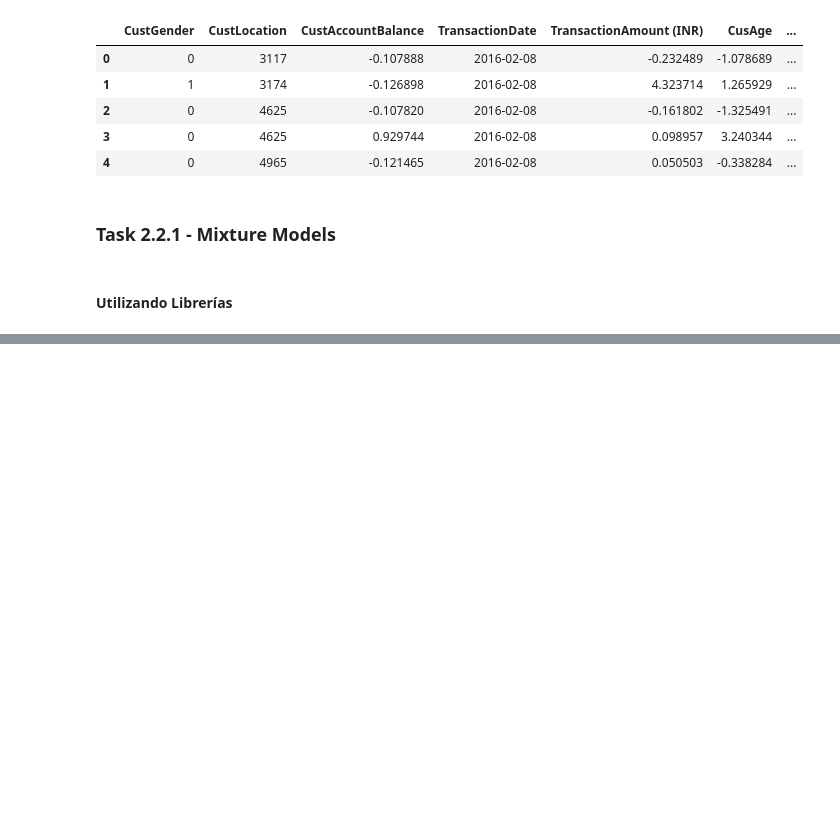
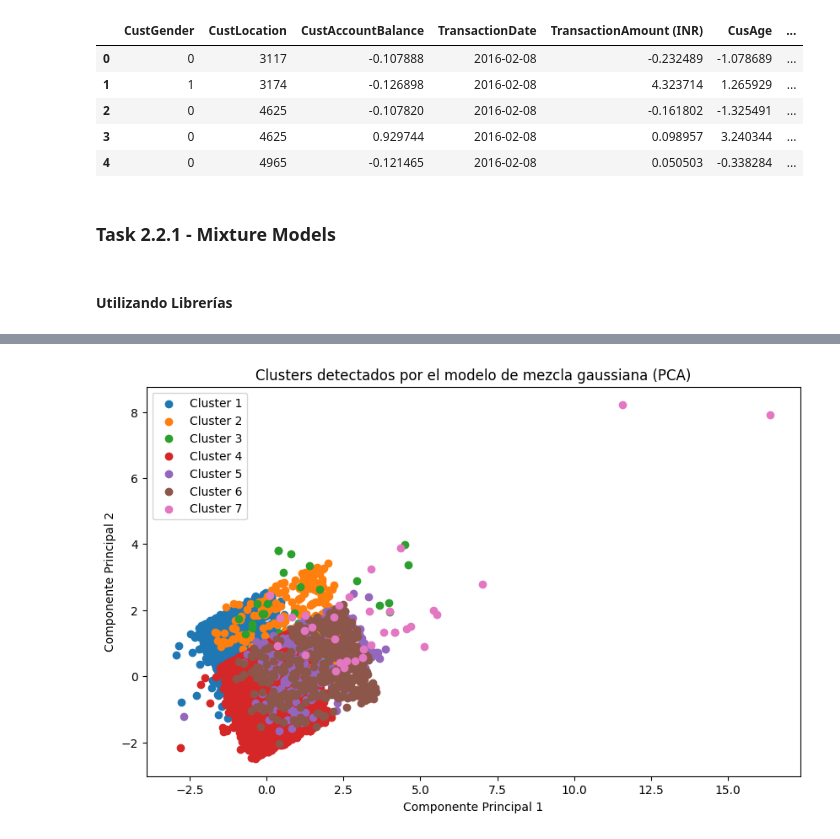
Before and after one commit to DanielMorales1103/Lab4-IA, a Jupyter notebook: lab4.ipynb, the cells around one changed output, grey strips where cells are left out. Saved outputs shown, nothing was run; the diff lists cells and outputs as text; code cells hidden in the pictures; blank space fills up the shorter version.

```diff
--- a/lab4.ipynb
+++ b/lab4.ipynb
@@ -416,0 +421,60 @@ plt.show()
+# %%
+# Definir parámetros iniciales
+num_clusters = 7
+max_iterations = 100
+tolerance = 1e-4
+
+# Inicializar los parámetros del modelo
+np.random.seed(1)
+means = np.random.rand(num_clusters, df2_sampled.shape[1])
+covariances = np.array([np.eye(df2_sampled.shape[1]) for _ in range(num_clusters)])
+weights = np.ones(num_clusters) / num_clusters
+
+# Función para calcular la probabilidad de un punto dado un cluster
+def gaussian_probability(x, mean, covariance):
+    # Add a small perturbation to the covariance matrix to make it non-singular
+    covariance += 1e-5 * np.eye(covariance.shape[0])
+    exponent = -0.5 * np.dot(np.dot((x - mean).T, np.linalg.inv(covariance)), (x - mean))
+    return (1 / ((2 * np.pi) ** (len(x) / 2) * np.linalg.det(covariance) ** 0.5)) * np.exp(exponent)
+
+
+# Expectation-Maximization algorithm
+for iteration in range(max_iterations):
+    # Expectation step
+    responsibilities = np.zeros((df2_sampled.shape[0], num_clusters))
+    for i in range(num_clusters):
+        for j in range(df2_sampled.shape[0]):
+            responsibilities[j, i] = weights[i] * gaussian_probability(df2_sampled[j], means[i], covariances[i])
+
+    responsibilities_sum = np.sum(responsibilities, axis=1, keepdims=True)
+    responsibilities_sum[responsibilities_sum == 0] = 1e-10  # Avoid division by zero
+    responsibilities /= responsibilities_sum
+
+    # Maximization step
+    for i in range(num_clusters):
+        N_i = np.sum(responsibilities[:, i])
+        weights[i] = N_i / df2_sampled.shape[0]
+        means[i] = np.sum(responsibilities[:, i].reshape(-1, 1) * df2_sampled, axis=0) / N_i
+        covariances[i] = np.dot((responsibilities[:, i].reshape(-1, 1) * (df2_sampled - means[i])).T, (df2_sampled - means[i])) / N_i
+
+# Obtener etiquetas de clusters
+labels = np.argmax(responsibilities, axis=1)
+
+# Aplicar PCA para reducción de dimensionalidad
+pca = PCA(n_components=2)
+X_pca = pca.fit_transform(df2_sampled)
+
+# Visualizar los clusters
+plt.figure(figsize=(10, 6))
+for i in range(num_clusters):
+    plt.scatter(X_pca[labels == i, 0], X_pca[labels == i, 1], label=f'Cluster {i+1}')
+
+plt.title('Clusters detectados por el modelo de mezcla gaussiana (PCA)')
+plt.xlabel('Componente Principal 1')
+plt.ylabel('Componente Principal 2')
+plt.legend()
+plt.show()
+silhouette_avg = silhouette_score(df2_sampled, labels)
+print(f'Silhouette Score: {silhouette_avg}')
+# %% [output]
+[figure, added]
```
Also changed, not shown: parts of 2 cells of this notebook.
